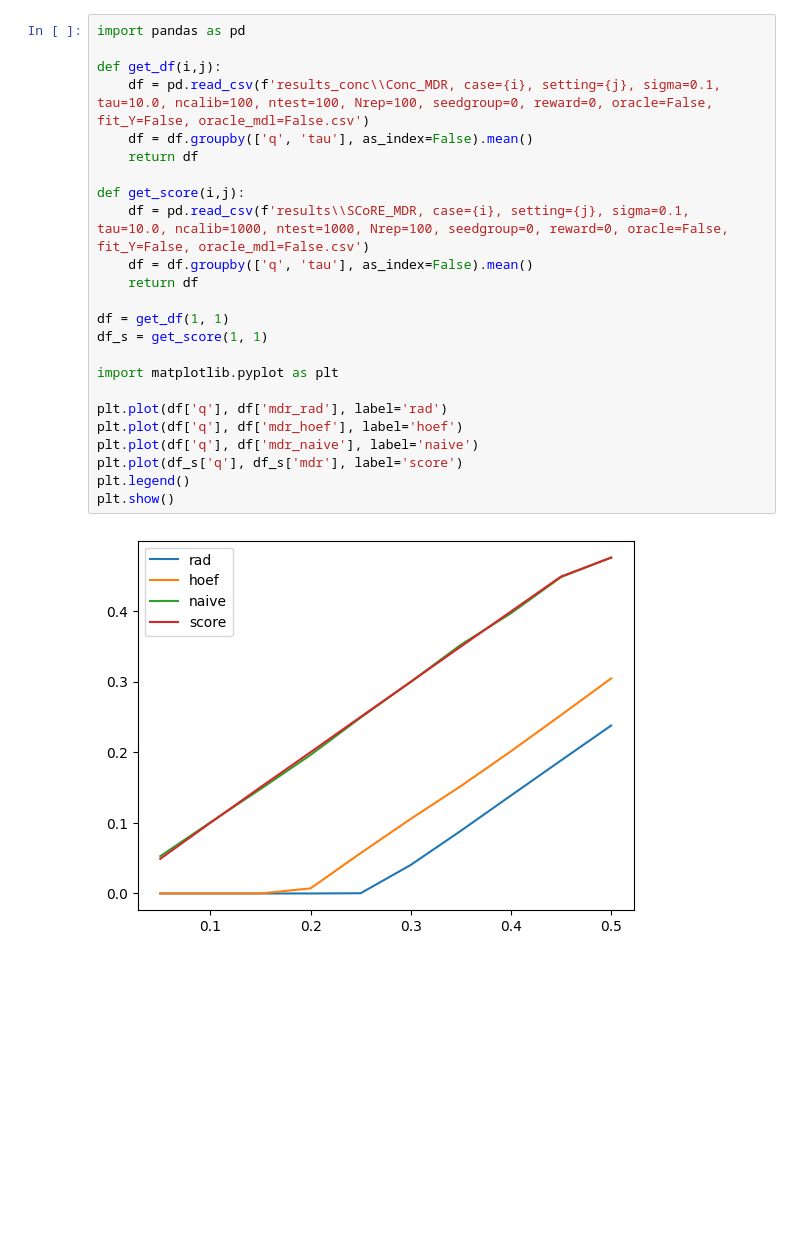
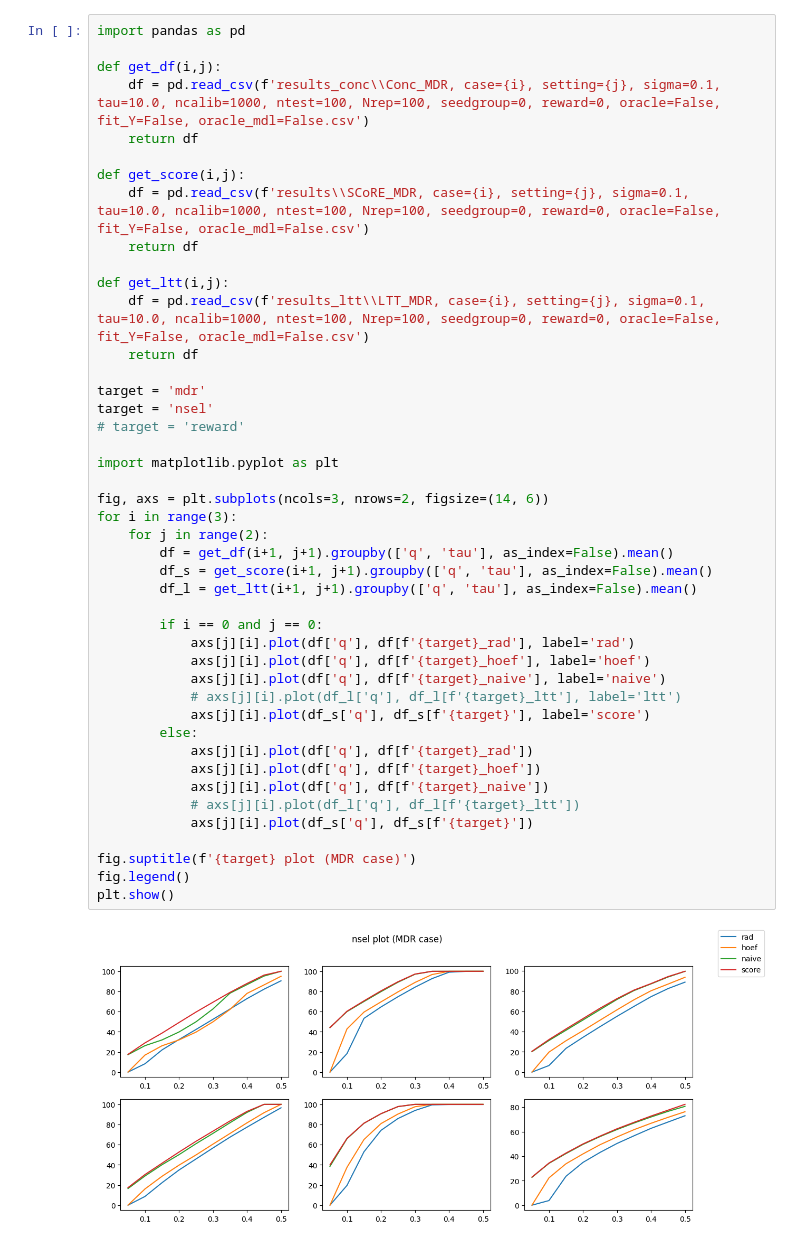
Before and after one commit to Tian-Bai/SCoRE, a Jupyter notebook: simulation/test.ipynb, the cells around one changed output. Drawn from its saved outputs; the diff is of its cells as text; blank space fills up the shorter version.

```diff
--- a/simulation/test.ipynb
+++ b/simulation/test.ipynb
@@ -1,26 +1,46 @@
 # %%
 import pandas as pd
 
 def get_df(i,j):
-    df = pd.read_csv(f'results_conc\\Conc_MDR, case={i}, setting={j}, sigma=0.1, tau=10.0, ncalib=100, ntest=100, Nrep=100, seedgroup=0, reward=0, oracle=False, fit_Y=False, oracle_mdl=False.csv')
-    df = df.groupby(['q', 'tau'], as_index=False).mean()
+    df = pd.read_csv(f'results_conc\\Conc_MDR, case={i}, setting={j}, sigma=0.1, tau=10.0, ncalib=1000, ntest=100, Nrep=100, seedgroup=0, reward=0, oracle=False, fit_Y=False, oracle_mdl=False.csv')
     return df
 
 def get_score(i,j):
-    df = pd.read_csv(f'results\\SCoRE_MDR, case={i}, setting={j}, sigma=0.1, tau=10.0, ncalib=1000, ntest=1000, Nrep=100, seedgroup=0, reward=0, oracle=False, fit_Y=False, oracle_mdl=False.csv')
-    df = df.groupby(['q', 'tau'], as_index=False).mean()
+    df = pd.read_csv(f'results\\SCoRE_MDR, case={i}, setting={j}, sigma=0.1, tau=10.0, ncalib=1000, ntest=100, Nrep=100, seedgroup=0, reward=0, oracle=False, fit_Y=False, oracle_mdl=False.csv')
     return df
 
-df = get_df(1, 1)
-df_s = get_score(1, 1)
+def get_ltt(i,j):
+    df = pd.read_csv(f'results_ltt\\LTT_MDR, case={i}, setting={j}, sigma=0.1, tau=10.0, ncalib=1000, ntest=100, Nrep=100, seedgroup=0, reward=0, oracle=False, fit_Y=False, oracle_mdl=False.csv')
+    return df
+
+target = 'mdr'
+target = 'nsel'
+# target = 'reward'
 
 import matplotlib.pyplot as plt
 
-plt.plot(df['q'], df['mdr_rad'], label='rad')
-plt.plot(df['q'], df['mdr_hoef'], label='hoef')
-plt.plot(df['q'], df['mdr_naive'], label='naive')
-plt.plot(df_s['q'], df_s['mdr'], label='score')
-plt.legend()
+fig, axs = plt.subplots(ncols=3, nrows=2, figsize=(14, 6))
+for i in range(3):
+    for j in range(2):
+        df = get_df(i+1, j+1).groupby(['q', 'tau'], as_index=False).mean()
+        df_s = get_score(i+1, j+1).groupby(['q', 'tau'], as_index=False).mean()
+        df_l = get_ltt(i+1, j+1).groupby(['q', 'tau'], as_index=False).mean()
+
+        if i == 0 and j == 0:
+            axs[j][i].plot(df['q'], df[f'{target}_rad'], label='rad')
+            axs[j][i].plot(df['q'], df[f'{target}_hoef'], label='hoef')
+            axs[j][i].plot(df['q'], df[f'{target}_naive'], label='naive')
+            # axs[j][i].plot(df_l['q'], df_l[f'{target}_ltt'], label='ltt')
+            axs[j][i].plot(df_s['q'], df_s[f'{target}'], label='score')
+        else:
+            axs[j][i].plot(df['q'], df[f'{target}_rad'])
+            axs[j][i].plot(df['q'], df[f'{target}_hoef'])
+            axs[j][i].plot(df['q'], df[f'{target}_naive'])
+            # axs[j][i].plot(df_l['q'], df_l[f'{target}_ltt'])
+            axs[j][i].plot(df_s['q'], df_s[f'{target}'])
+
+fig.suptitle(f'{target} plot (MDR case)')
+fig.legend()
 plt.show()
 # %% [output]
-[figure, old version]
+[figure, new version]
```
Also changed, not shown: parts of 3 cells of this notebook, 5 other files.
